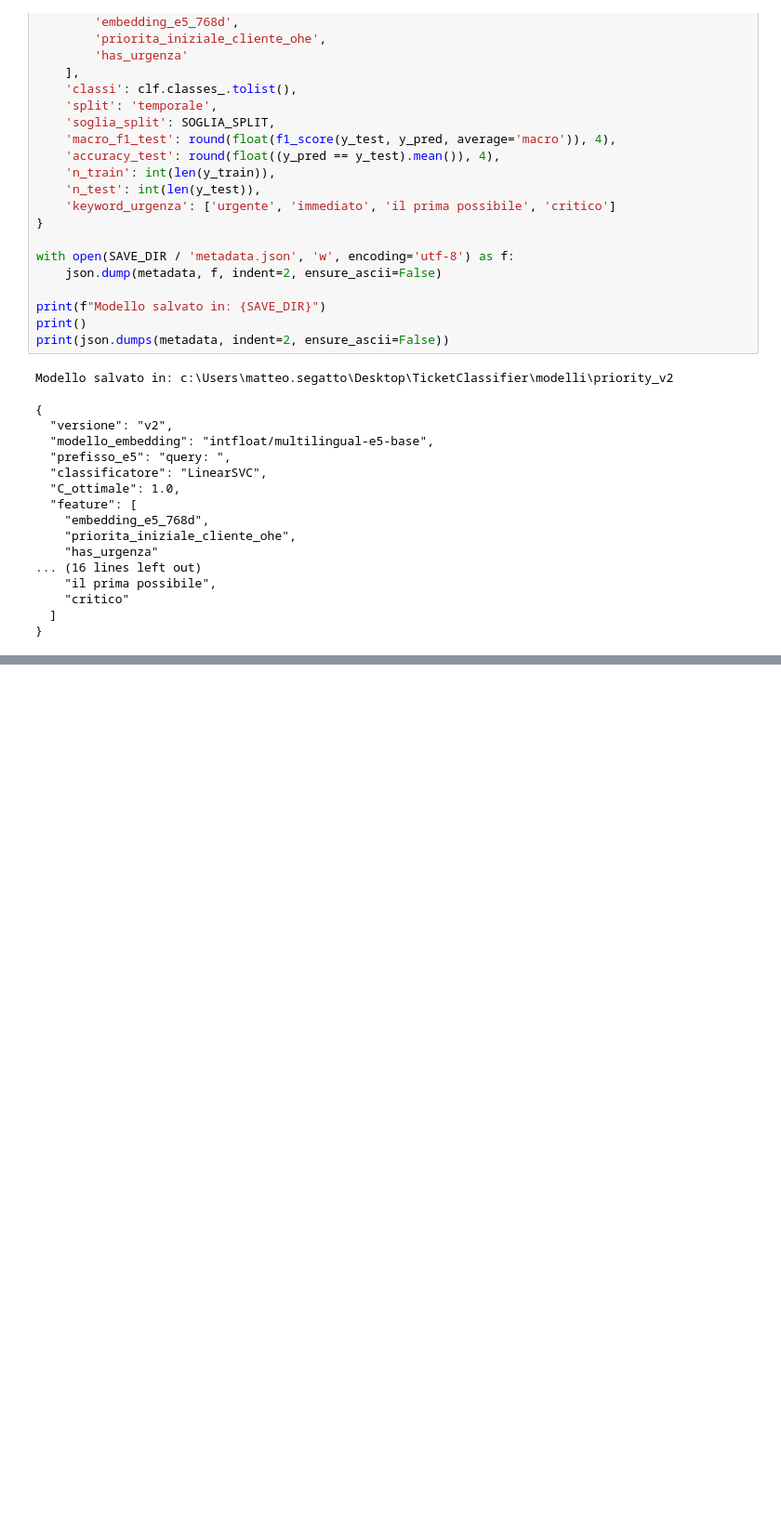
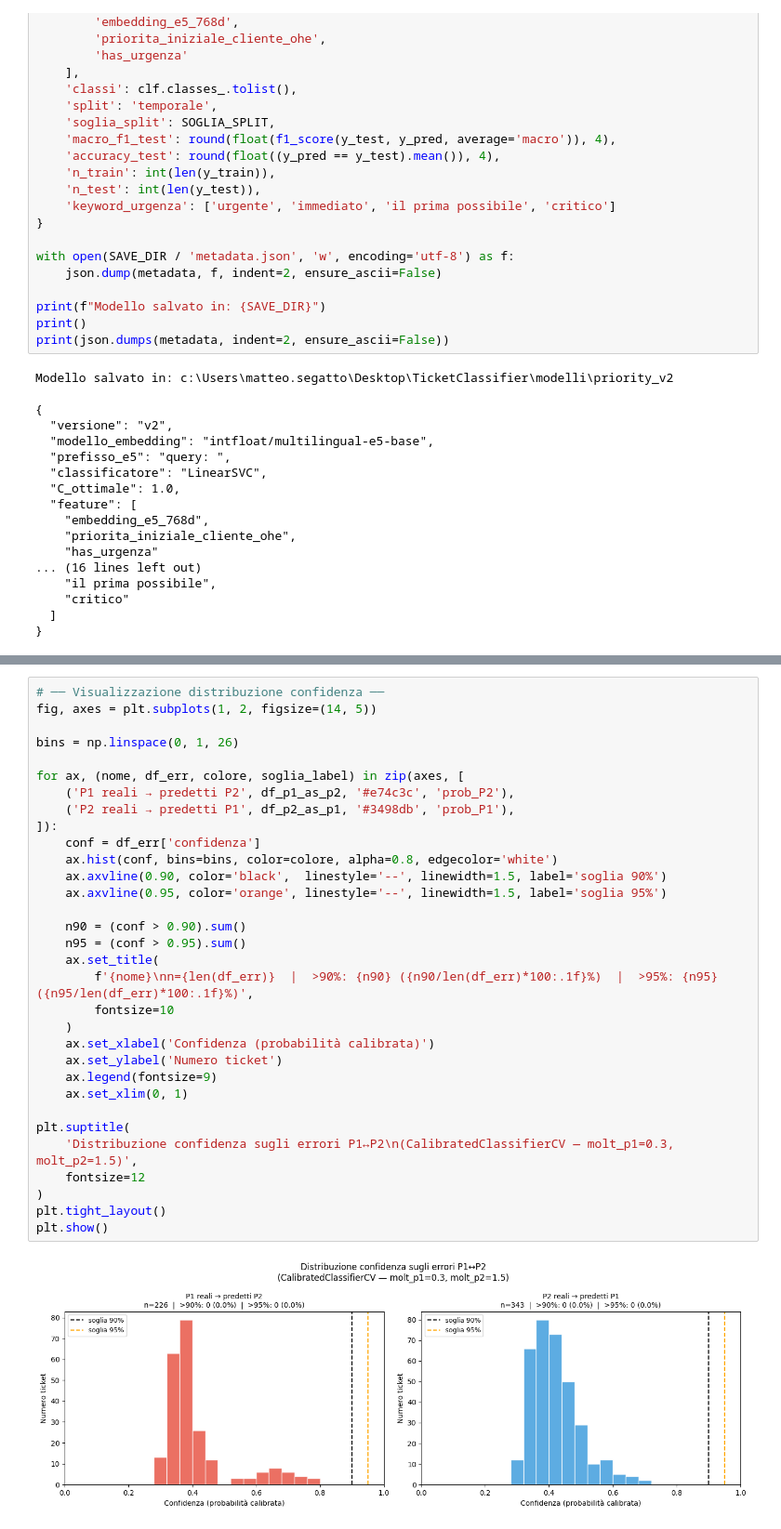
Before and after one commit to teosegatto-wq/TicketClassifier, a Jupyter notebook: notebooks/PriorityClassifier.ipynb, the cells around one changed output, grey strips where cells are left out. Shown at 93% size. Cells and saved outputs as stored; diff of their text form; blank space fills up the shorter version.

```diff
--- a/notebooks/PriorityClassifier.ipynb
+++ b/notebooks/PriorityClassifier.ipynb
@@ -503,0 +756,34 @@ Modello salvato in: c:\Users\matteo.segatto\Desktop\TicketClassifier\modelli\pri
+# %%
+# ── Visualizzazione distribuzione confidenza ──
+fig, axes = plt.subplots(1, 2, figsize=(14, 5))
+
+bins = np.linspace(0, 1, 26)
+
+for ax, (nome, df_err, colore, soglia_label) in zip(axes, [
+    ('P1 reali → predetti P2', df_p1_as_p2, '#e74c3c', 'prob_P2'),
+    ('P2 reali → predetti P1', df_p2_as_p1, '#3498db', 'prob_P1'),
+]):
+    conf = df_err['confidenza']
+    ax.hist(conf, bins=bins, color=colore, alpha=0.8, edgecolor='white')
+    ax.axvline(0.90, color='black',  linestyle='--', linewidth=1.5, label='soglia 90%')
+    ax.axvline(0.95, color='orange', linestyle='--', linewidth=1.5, label='soglia 95%')
+
+    n90 = (conf > 0.90).sum()
+    n95 = (conf > 0.95).sum()
+    ax.set_title(
+        f'{nome}\nn={len(df_err)}  |  >90%: {n90} ({n90/len(df_err)*100:.1f}%)  |  >95%: {n95} ({n95/len(df_err)*100:.1f}%)',
+        fontsize=10
+    )
+    ax.set_xlabel('Confidenza (probabilità calibrata)')
+    ax.set_ylabel('Numero ticket')
+    ax.legend(fontsize=9)
+    ax.set_xlim(0, 1)
+
+plt.suptitle(
+    'Distribuzione confidenza sugli errori P1↔P2\n(CalibratedClassifierCV — molt_p1=0.3, molt_p2=1.5)',
+    fontsize=12
+)
+plt.tight_layout()
+plt.show()
+# %% [output]
+[figure, added]
```
Also changed, not shown: parts of 10 cells of this notebook.
